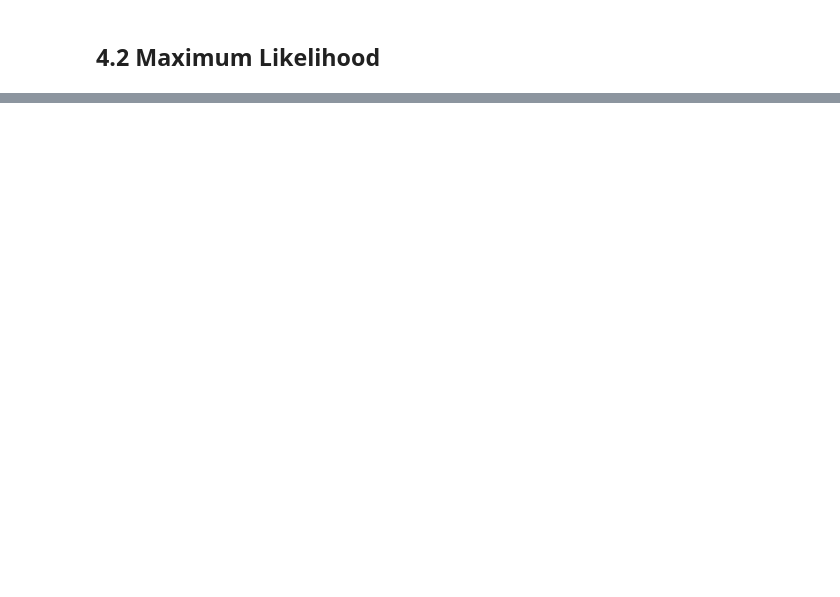
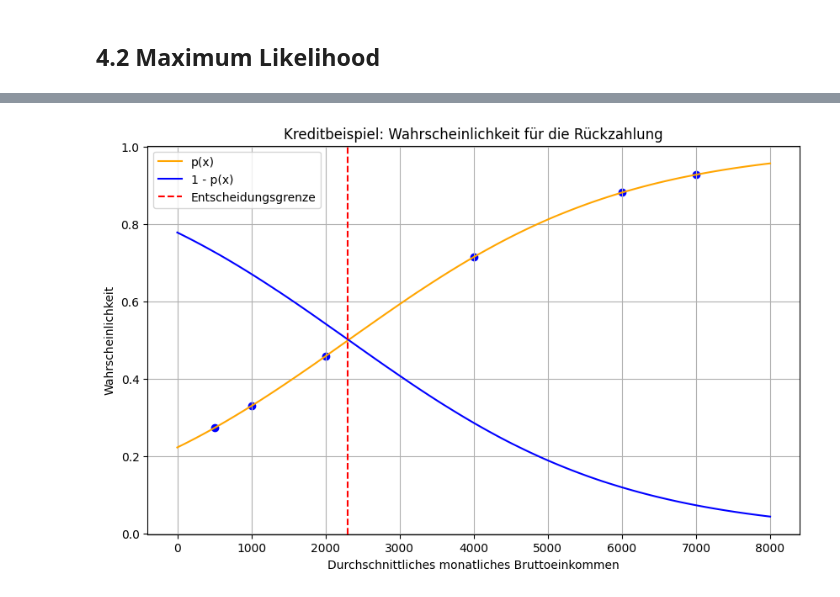
Before and after one commit to DataWithDino/Machine-Learning-Uni, a Jupyter notebook: Mathematische Zusammenfassung/4_LogistischeRegression.ipynb, the cells around one changed output, grey strips where cells are left out. Saved outputs shown, nothing was run; the diff lists cells and outputs as text; code cells hidden in the pictures; blank space fills up the shorter version.

```diff
--- a/Mathematische Zusammenfassung/4_LogistischeRegression.ipynb
+++ b/Mathematische Zusammenfassung/4_LogistischeRegression.ipynb
@@ -74,0 +250,44 @@ Die logistische Regression zielt darauf ab, die Koeffizienten $w_0$ und $w_1$ so
+# %%
+
+
+# Define the parameters from the example
+w0 = -1.25238942
+w1 = 0.000542
+
+# Generate a range of x values (monthly gross income)
+x = np.linspace(0, 8000, 100)
+
+# Define the logistic regression function
+def logistic_function(x, w0, w1):
+    return 1 / (1 + np.exp(-(w0 + w1 * x)))
+
+# Calculate the probabilities
+p_x = logistic_function(x, w0, w1)
+one_minus_p_x = 1 - p_x
+
+# Create the plot
+plt.figure(figsize=(10, 6))
+plt.plot(x, p_x, label='p(x)', color='orange')
+plt.plot(x, one_minus_p_x, label='1 - p(x)', color='blue')
+
+# Plot additional points for the dataset example (if any given in the image)
+# Assuming some hypothetical points for demonstration
+sample_points_x = np.array([500, 1000, 2000, 4000, 6000, 7000])
+sample_points_y = logistic_function(sample_points_x, w0, w1)
+plt.scatter(sample_points_x, sample_points_y, color='blue')
+
+# Adding the decision boundary at 2300 EUR
+decision_boundary = 2300
+plt.axvline(x=decision_boundary, color='red', linestyle='--', label='Entscheidungsgrenze')
+
+# Adding labels and title
+plt.xlabel('Durchschnittliches monatliches Bruttoeinkommen')
+plt.ylabel('Wahrscheinlichkeit')
+plt.title('Kreditbeispiel: Wahrscheinlichkeit für die Rückzahlung')
+plt.legend()
+
+# Show the plot
+plt.grid(True)
+plt.show()
+# %% [output]
+[figure, added]
```
Also changed, not shown: parts of 16 cells of this notebook, 1 other file.
